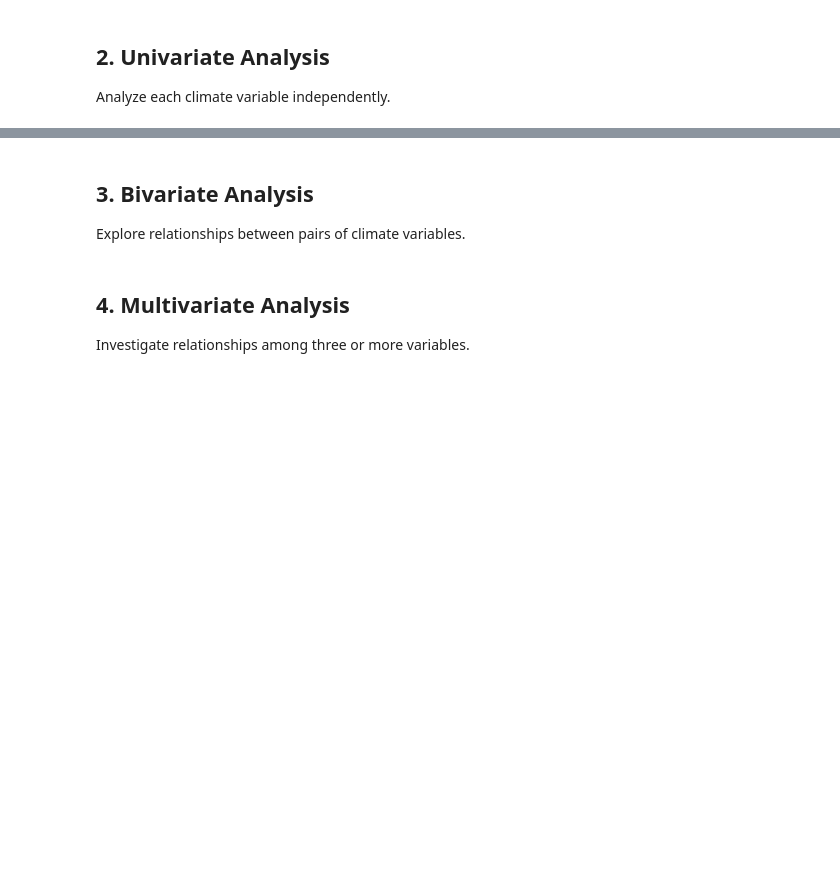
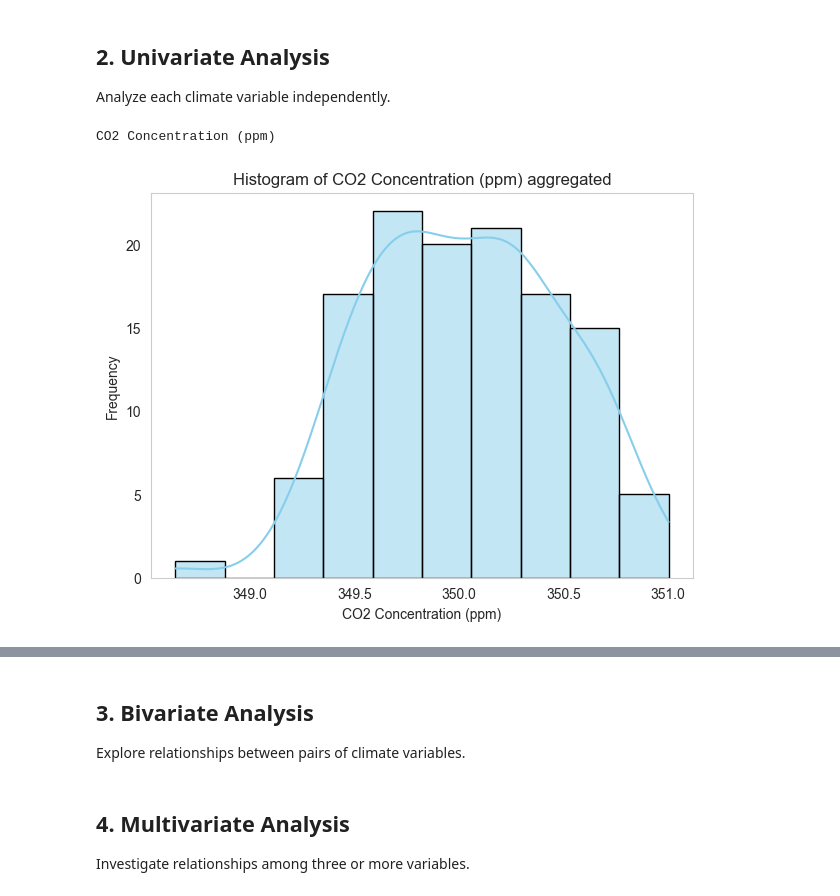
Before and after one commit to Omdena-NIC-Nepal/complete-eda-letsdoit, a Jupyter notebook: starter-notebook.ipynb, the cells around one changed output, grey strips where cells are left out. Saved outputs shown, nothing was run; the diff lists cells and outputs as text; code cells hidden in the pictures; blank space fills up the shorter version.

```diff
--- a/starter-notebook.ipynb
+++ b/starter-notebook.ipynb
@@ -58,15 +98,19 @@ Analyze each climate variable independently.
 # Your code here
 # %%
 # Univariate Analysis for CO2 Concentration (ppm)
-var = aggregated_data.columns[1]
-
+var = aggregated_data.columns[2]
+print(var)
 # Histogram using SNS histplot
 plt.figure(figsize=(7,5))
 sns.histplot(data=aggregated_data,x=var, kde=True, bins=10, color='skyblue', edgecolor='black')
 plt.title(f"Histogram of {var} aggregated")
 plt.xlabel(var)
 plt.ylabel('Frequency')
+plt.grid(False)
 plt.show()
+# %% [output]
+CO2 Concentration (ppm)
+[figure, added]
 # %%
 # Box plot using boxplot
 plt.figure(figsize=(7,5))
```
Also changed, not shown: parts of 6 cells of this notebook.
